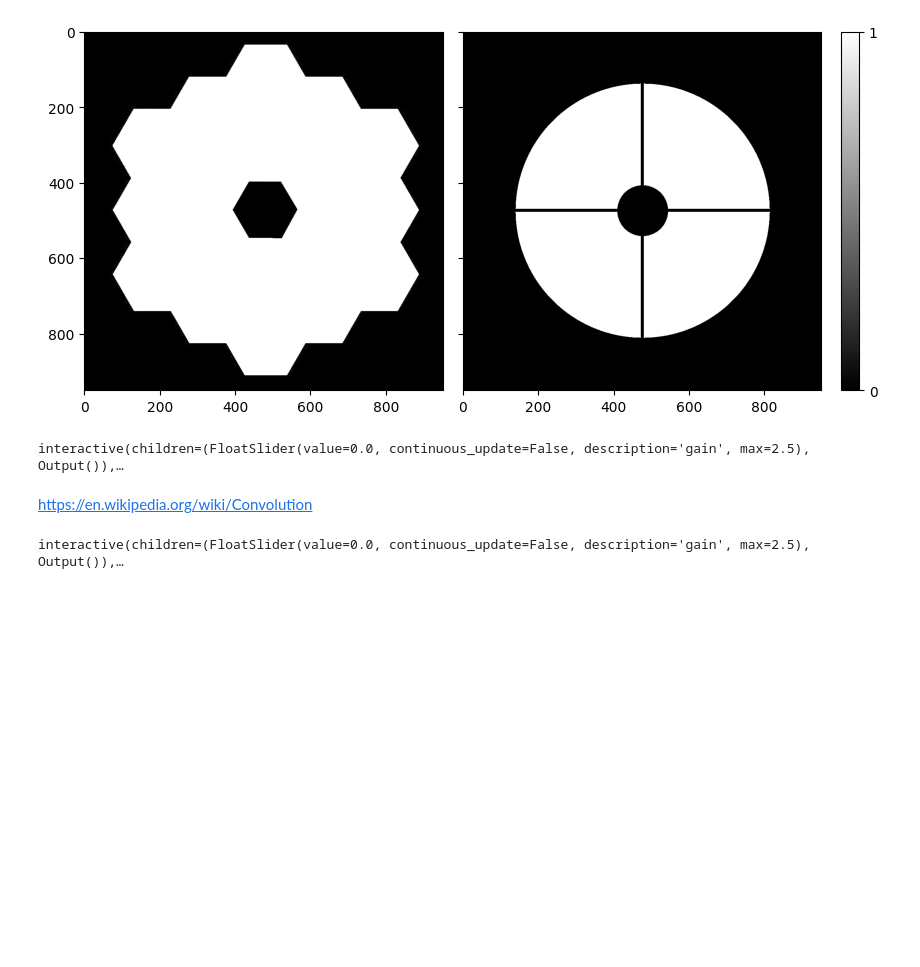
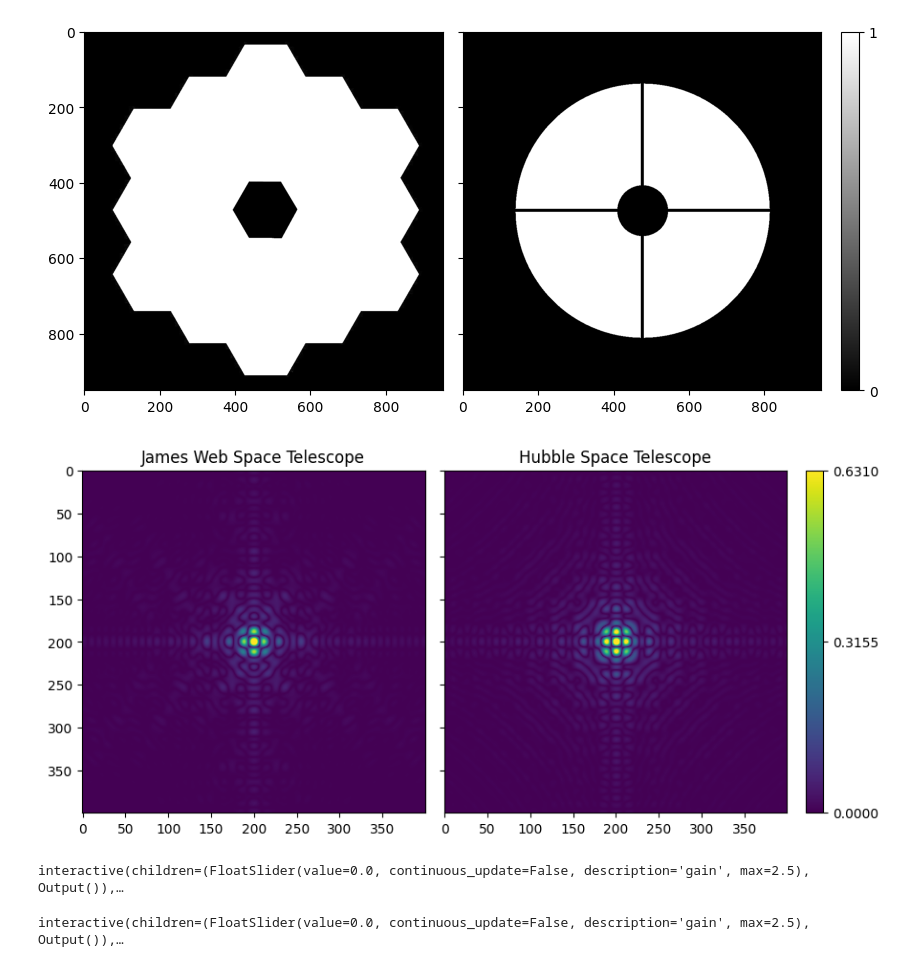
Before and after one commit to opticaUB/Material_Classe, a Jupyter notebook: 43_diffractionImaging.ipynb, the cells around one changed output. Cells and saved outputs as stored; diff of their text form; code cells hidden in the pictures; blank space fills up the shorter version.

```diff
--- a/43_diffractionImaging.ipynb
+++ b/43_diffractionImaging.ipynb
@@ -100,11 +100,30 @@ cbar = plt.colorbar(im, cax=axs.cbar_axes[0], ticks=[0, 1])
 # %% [output]
 [figure]
 # %%
-WEBB = np.abs(fft(webb, 2000, 2000))
+WEBB = np.abs(fft(webb, 8000, 8000))
 WEBB /= WEBB.max()
-trim = 500
+trim = 3800
 WEBB_subset = WEBB[trim:-trim, trim:-trim]
 
-HUBBLE = np.abs(fft(hubble, 2000, 2000))
+HUBBLE = np.abs(fft(hubble, 8000, 8000))
 HUBBLE /= HUBBLE.max()
 HUBBLE_subset = HUBBLE[trim:-trim, trim:-trim]
+
+fig = plt.figure(figsize=(10, 5))
+axs = ImageGrid(fig, 111,
+                nrows_ncols=(1, 2),
+                axes_pad=0.2,
+                cbar_location="right",
+                cbar_mode="single",
+                cbar_size="5%",
+                cbar_pad=0.2
+                )
+maximum = 10**(-0.2)
+im = axs[0].imshow(WEBB_subset, vmin=0, vmax=maximum)
+im = axs[1].imshow(HUBBLE_subset, vmin=0, vmax=maximum)
+axs[0].set_title('James Web Space Telescope')
+axs[1].set_title('Hubble Space Telescope')
+cbar = plt.colorbar(im, cax=axs.cbar_axes[0], ticks=[0, maximum/2, maximum])
+plt.show()
+# %% [output]
+[figure, added]
@@ -130,8 +158,6 @@ def plot(gain=FloatSlider(value=0, min=0., max=2.5, step=0.1,
     plt.show()
 # %% [output]
 interactive(children=(FloatSlider(value=0.0, continuous_update=False, description='gain', max=2.5), Output()),…
-# %% [markdown]
-https://en.wikipedia.org/wiki/Convolution
 # %%
 url_bgnebula = "https://github.com/opticaUB/Material_Classe/blob/main/resources/22t_3_difraccio_background.png?raw=true" # "resources/22t_3_difraccio_background.png"
 bgnebula_file = Image.open(requests.get(url_bgnebula, stream=True).raw)
```
Also changed, not shown: parts of 4 cells of this notebook.
